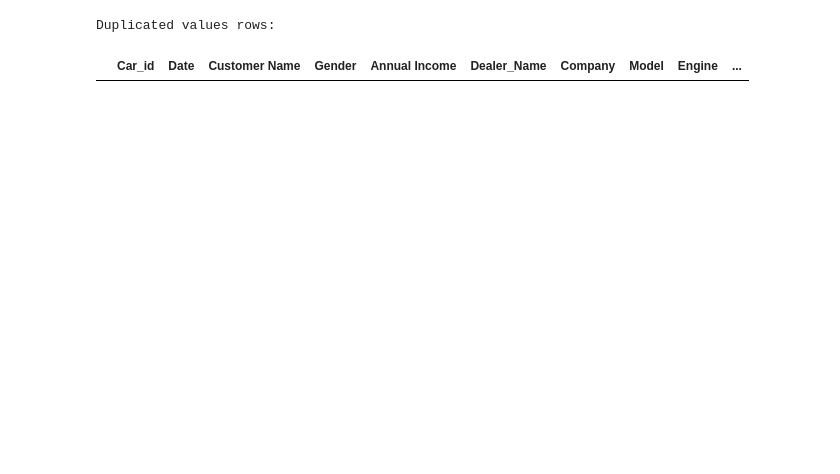
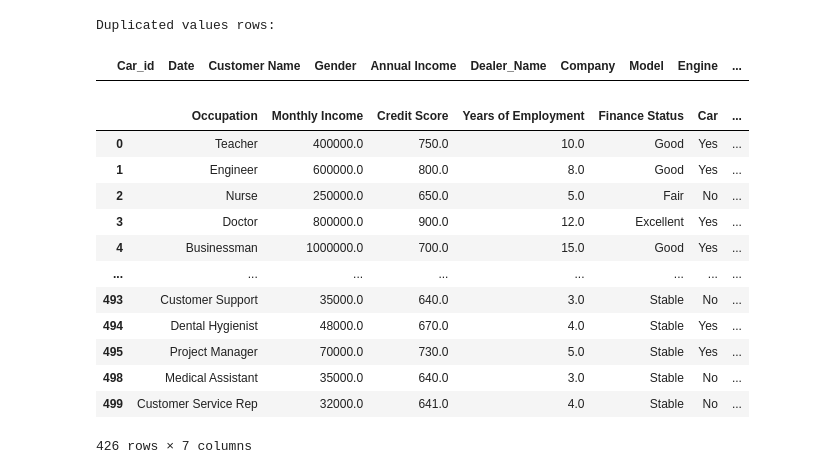
Before and after one commit to File500/Data_science_and_analysis, a Jupyter notebook: ETL_scripts/etl_script.ipynb, the cells around one changed output. Cells and saved outputs as stored; diff of their text form; code cells hidden in the pictures; blank space fills up the shorter version.

Commit message:
started data cleaning

```diff
--- a/ETL_scripts/etl_script.ipynb
+++ b/ETL_scripts/etl_script.ipynb
@@ -145,0 +150,53 @@ Duplicated values rows:
+# %%
+clean_car_ownership.drop_duplicates(inplace=True)
+# %%
+clean_car_ownership.dropna(inplace=True, subset=['Occupation'])
+# %%
+clean_car_ownership.drop(columns=['Finance History'], inplace=True)
+# %%
+def clean_numerics(value):
+
+    if pd.isna(value) or pd.isnull(value):
+        return value
+
+    value_str = str(value).lower()
+    value_str = ''.join(char for char in value_str if char.isdigit() or char in ['k'])
+
+    if value_str == '':
+        return np.nan
+
+    if 'k' in value_str:
+        value_str = value_str.replace('k', '')
+        return float(value_str) * 1000
+
+    return float(value_str)
+
+clean_car_ownership['Monthly Income'] = clean_car_ownership['Monthly Income'].apply(clean_numerics)
+clean_car_ownership['Years of Employment'] = clean_car_ownership['Years of Employment'].apply(clean_numerics)
+# %%
+# work in progress
+def fill_nulls_nans_numeric(df: pd.DataFrame, columns: list, group: str) -> pd.DataFrame:
+
+    df_without = df.dropna(axis=0).__deepcopy__()
+    df_averages = df_without.groupby(group)[columns].mean()
+
+    # for col in columns:
+    #     df[col].fillna(value=(df_averages.where(df[[group]]==df_averages[[group]])[[col]]), inplace=True)
+
+    return df
+
+fill_nulls_nans_numeric(clean_car_ownership, ['Monthly Income', 'Credit Score', 'Years of Employment'], "Occupation")
+# %% [output]
+|  | Occupation | Monthly Income | Credit Score | Years of Employment | Finance Status | Car | ... |
+| 0 | Teacher | 400000.0 | 750.0 | 10.0 | Good | Yes | ... |
+| 1 | Engineer | 600000.0 | 800.0 | 8.0 | Good | Yes | ... |
+| 2 | Nurse | 250000.0 | 650.0 | 5.0 | Fair | No | ... |
+| 3 | Doctor | 800000.0 | 900.0 | 12.0 | Excellent | Yes | ... |
+| 4 | Businessman | 1000000.0 | 700.0 | 15.0 | Good | Yes | ... |
+| ... | ... | ... | ... | ... | ... | ... | ... |
+| 493 | Customer Support | 35000.0 | 640.0 | 3.0 | Stable | No | ... |
+| 494 | Dental Hygienist | 48000.0 | 670.0 | 4.0 | Stable | Yes | ... |
+| 495 | Project Manager | 70000.0 | 730.0 | 5.0 | Stable | Yes | ... |
+| 498 | Medical Assistant | 35000.0 | 640.0 | 3.0 | Stable | No | ... |
+| 499 | Customer Service Rep | 32000.0 | 641.0 | 4.0 | Stable | No | ... |
+426 rows × 7 columns
```
Also changed, not shown: parts of 1 cell of this notebook.
